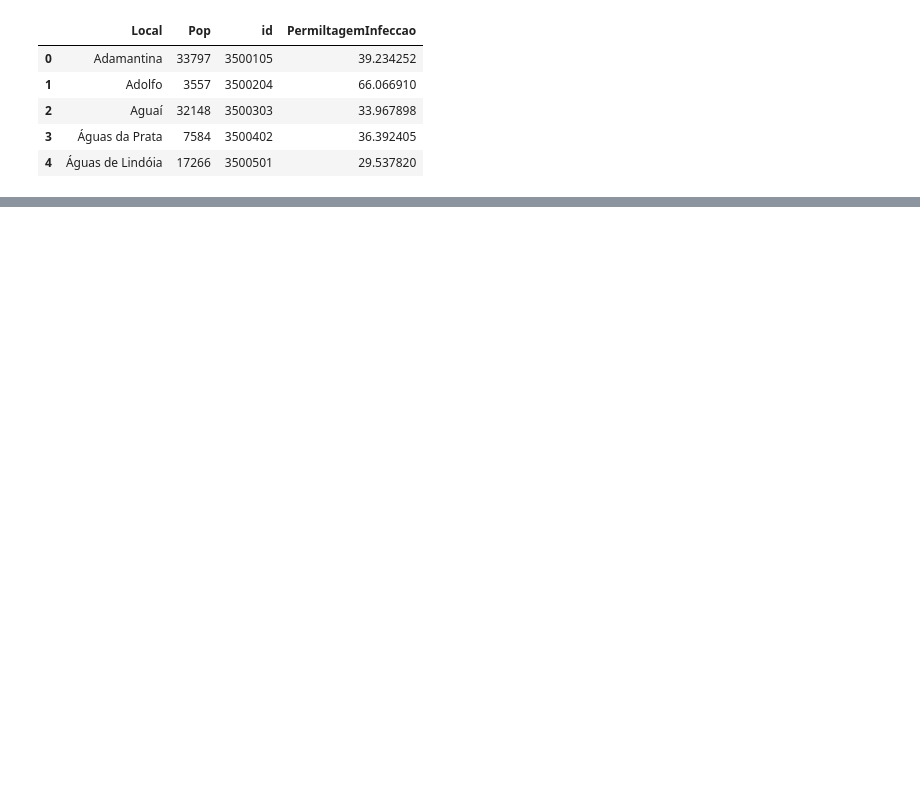
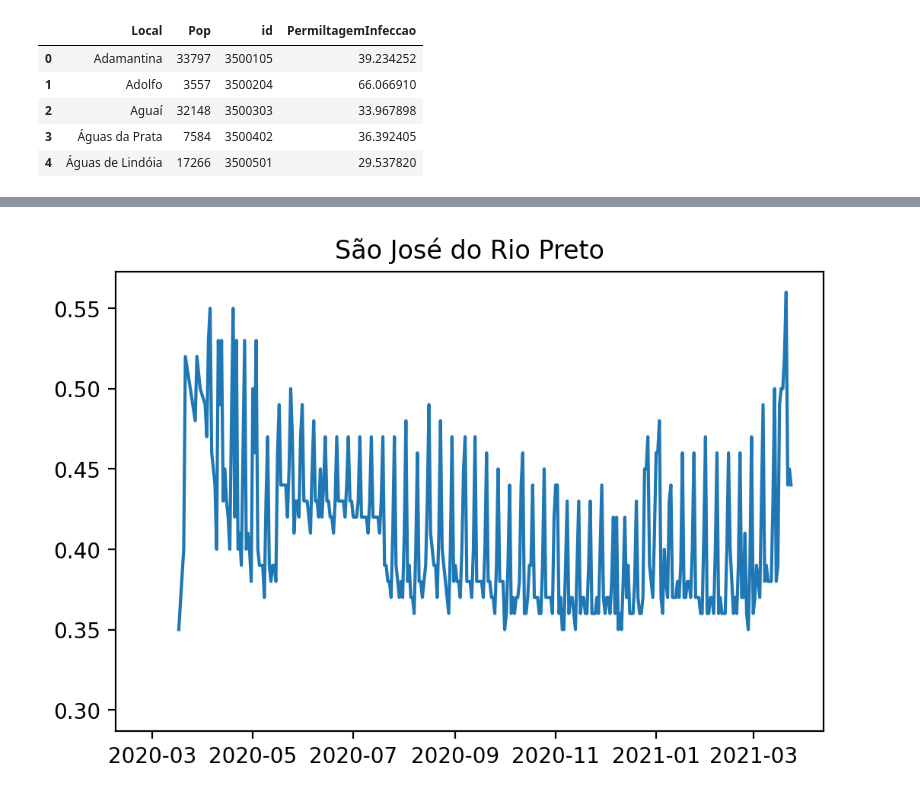
Before and after one commit to PedroRibasSerras/Trabalho-Estatistica, a Jupyter notebook: trabalho_notebook.ipynb, the cells around one changed output, grey strips where cells are left out. Drawn from its saved outputs; the diff is of its cells as text; code cells hidden in the pictures; blank space fills up the shorter version.

Commit message:
Lendo os dados de isolamento social

```diff
--- a/trabalho_notebook.ipynb
+++ b/trabalho_notebook.ipynb
@@ -219,6 +219,6 @@ pn.Row(choropleth)
 # %%
 # Top 5 cidades com maiores taixas de infeccao que tem populacao maior que 100000
 top5 = populacaoPorMunicipio[populacaoPorMunicipio['Pop'] > 100000].sort_values(by=['PermiltagemInfeccao'], ascending=False).head()
-#top5.reset_index(drop=True, inplace = True) # Realoca os indices depois das exclusoes
+top5.reset_index(drop=True, inplace = True) # Realoca os indices depois das exclusoes
 print(top5)
 # %% [output]
@@ -247,7 +247,10 @@ for i in range(len(dados)):
     # Inicializa a data para essa cidade
     data = pd.Timestamp.date(dados["dataNotificacao"][i])
     if data not in qtdCasosPorDia[cidadeIBGE]:
-        qtdCasosPorDia[cidadeIBGE][data] = 0
+        if(data >= datetime.datetime.strptime('26/02/2020', '%d/%m/%Y').date()):
+            qtdCasosPorDia[cidadeIBGE][data] = 0
+        else:
+            continue
 
     # Se o teste for confirmado, soma um para aquele dia
     resultadoTeste = dados['resultadoTeste'][i]
@@ -271,0 +276,22 @@ plt.legend(top5.Local)
+# %%
+isolamento = pd.read_csv(r'dados/indicesDeIsolamento.csv', sep=";", encoding='latin1')
+
+IsolamentoLista = list()
+for i, cidade in zip(range(len(top5)), top5['Local']):
+    aux = isolamento.query('Município1 ==  "' + top5.Local[0].upper() + '"').transpose()[4:]
+    qtdCasosPorDiaDF[i]['Isolamento'] = np.NaN
+    for data in aux.index:
+        a = qtdCasosPorDiaDF[i].loc[qtdCasosPorDiaDF[i]['Data'] == datetime.datetime.strptime(data, '%d/%m/%Y').date()]
+        if(a.empty):
+            continue
+        IsolamentoLista.append(np.float64(aux.loc[data][118])/100)
+    qtdCasosPorDiaDF[i]['Isolamento'] = IsolamentoLista
+    IsolamentoLista.clear()
+# %%
+for i in range(len(qtdCasosPorDiaDF)):
+    plt.figure(dpi=200)
+    plt.plot(qtdCasosPorDiaDF[i]['Data'], qtdCasosPorDiaDF[i]['Isolamento'])
+    plt.title(top5.Local[i])
+    plt.show()
+# %% [output]
+[figure, added]
```
Also changed, not shown: parts of 2 cells of this notebook.
